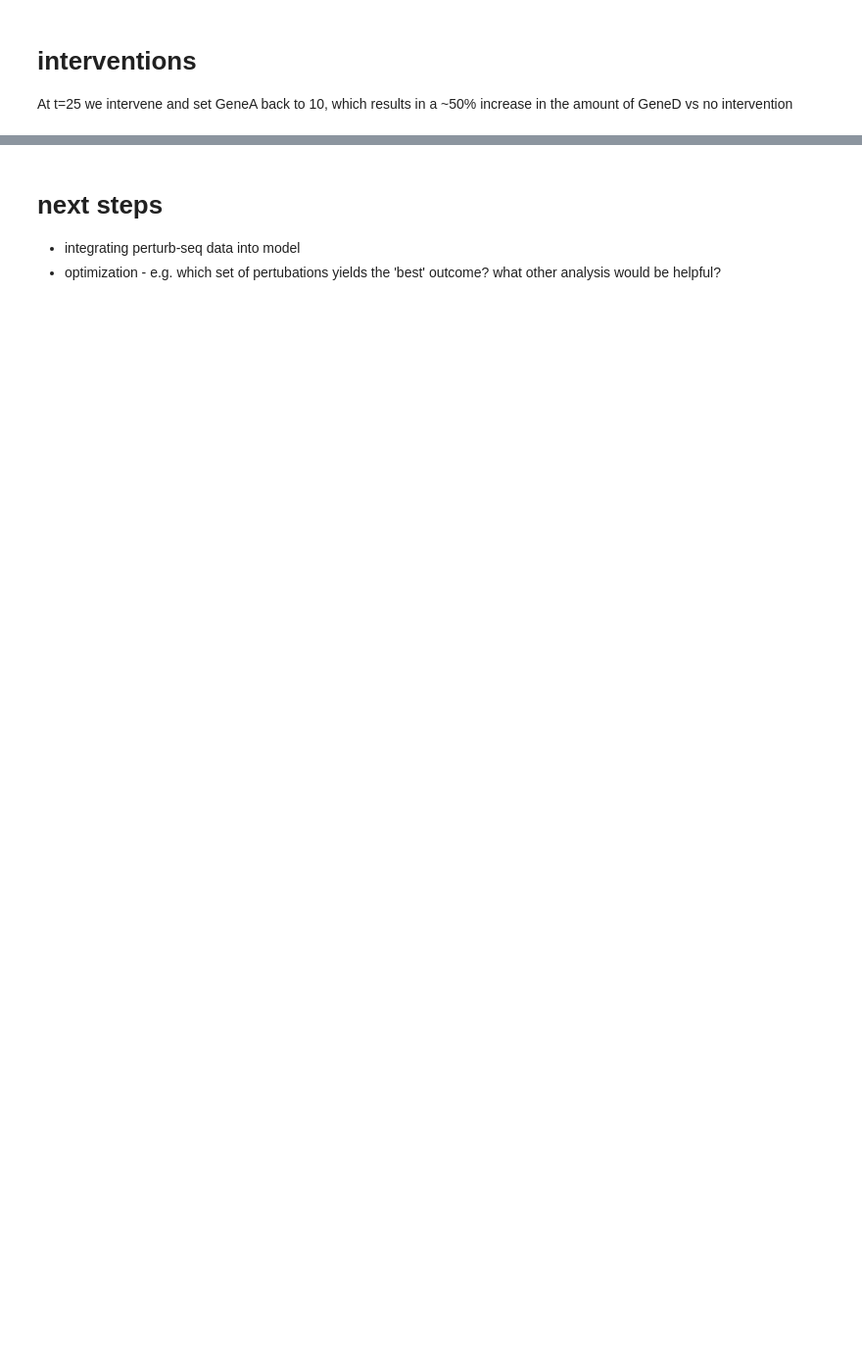
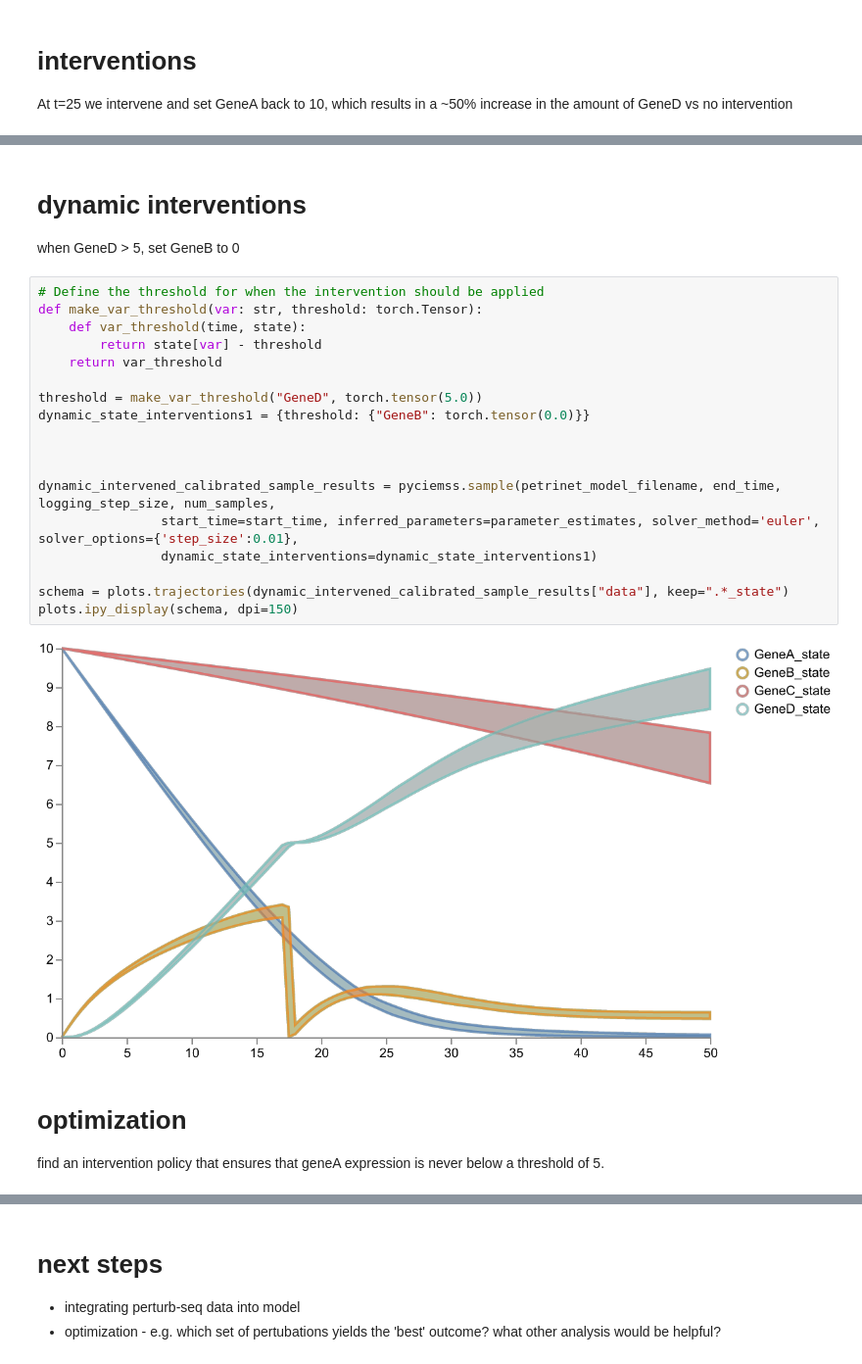
Before and after one commit to CRISPR-CARB/nocap, a Jupyter notebook: notebooks/pyciemss_test.ipynb, the cells around one changed output, grey strips where cells are left out. Shown at 98% size. Drawn from its saved outputs; the diff is of its cells as text; blank space fills up the shorter version.

```diff
--- a/notebooks/pyciemss_test.ipynb
+++ b/notebooks/pyciemss_test.ipynb
@@ -288,0 +290,28 @@ plots.ipy_display(schema, dpi=150)
+# %% [markdown]
+# dynamic interventions
+
+when GeneD > 5, set GeneB to 0
+# %%
+# Define the threshold for when the intervention should be applied
+def make_var_threshold(var: str, threshold: torch.Tensor):
+    def var_threshold(time, state):
+        return state[var] - threshold
+    return var_threshold
+
+threshold = make_var_threshold("GeneD", torch.tensor(5.0))
+dynamic_state_interventions1 = {threshold: {"GeneB": torch.tensor(0.0)}}
+
+
+
+dynamic_intervened_calibrated_sample_results = pyciemss.sample(petrinet_model_filename, end_time, logging_step_size, num_samples,
+                start_time=start_time, inferred_parameters=parameter_estimates, solver_method='euler', solver_options={'step_size':0.01},
+                dynamic_state_interventions=dynamic_state_interventions1)
+
+schema = plots.trajectories(dynamic_intervened_calibrated_sample_results["data"], keep=".*_state")
+plots.ipy_display(schema, dpi=150)
+# %% [output]
+[figure, added]
+# %% [markdown]
+# optimization
+
+find an intervention policy that ensures that geneA expression is never below a threshold of 5.
```
Also changed, not shown: parts of 6 cells of this notebook, 1 other file.
